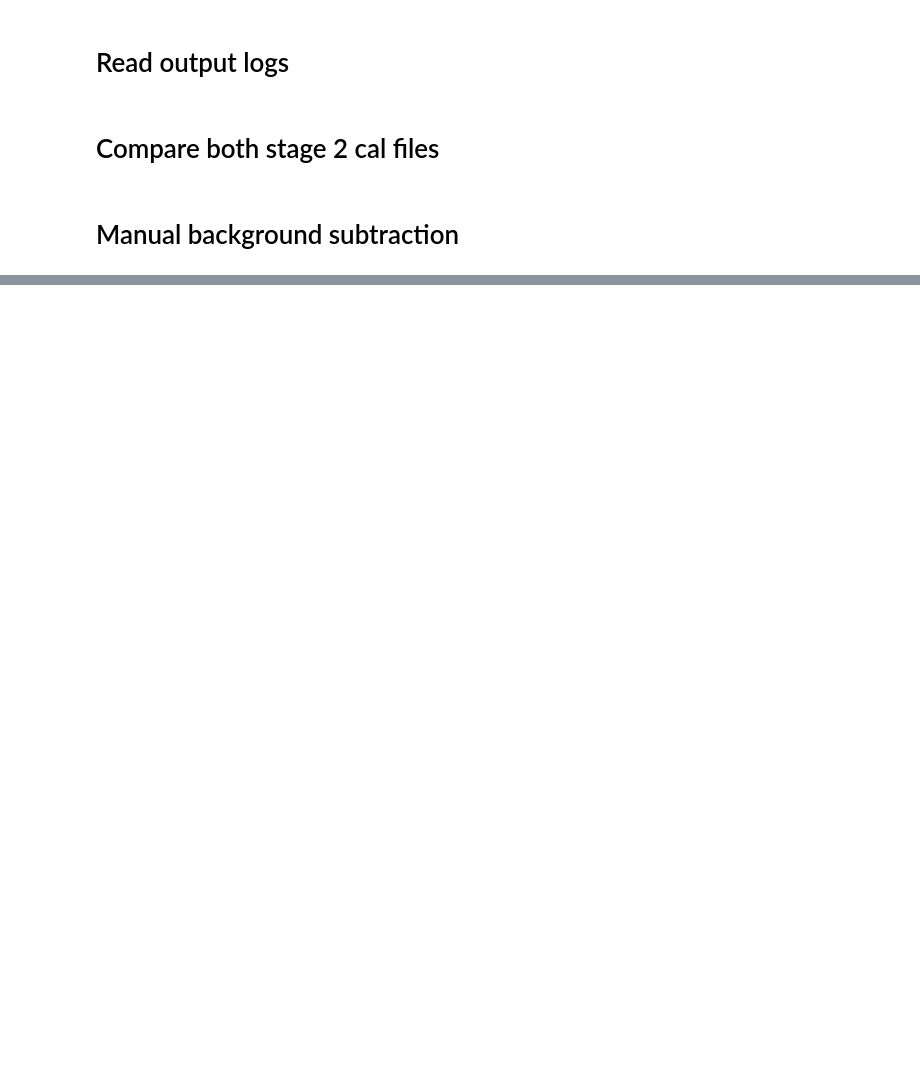
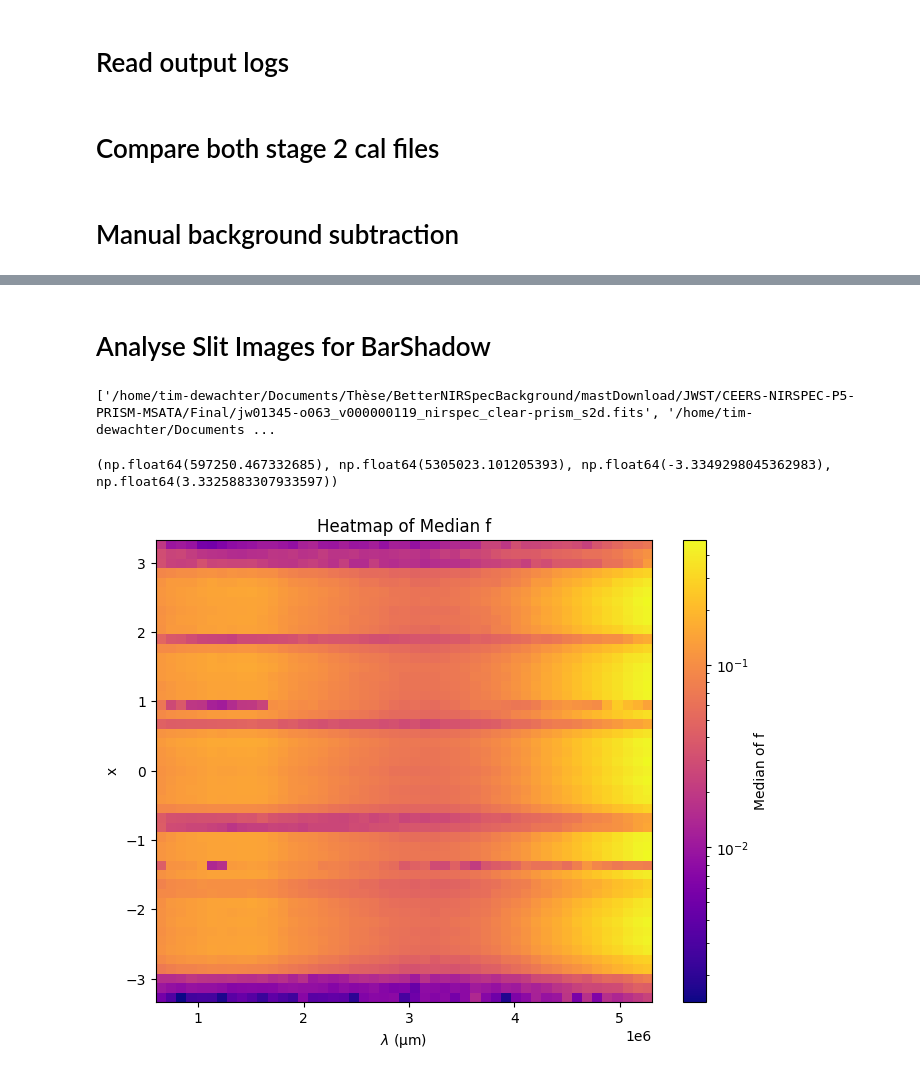
Before and after one commit to TimEpsilon/BetterNIRSpecBackground, a Jupyter notebook: BNBG/Notebooks/ArtifactSearching.ipynb, the cells around one changed output, grey strips where cells are left out. Drawn from its saved outputs; the diff is of its cells as text; code cells hidden in the pictures; blank space fills up the shorter version.

```diff
--- a/BNBG/Notebooks/ArtifactSearching.ipynb
+++ b/BNBG/Notebooks/ArtifactSearching.ipynb
@@ -574,0 +484,8 @@ TypeError: unsupported operand type(s) for -: 'NoneType' and 'int'
+# %% [markdown]
+# Analyse Slit Images for BarShadow
+# %%
+cal_list = glob("/home/tim-dewachter/Documents/Thèse/BetterNIRSpecBackground/mastDownload/JWST/CEERS-NIRSPEC-P5-PRISM-MSATA/Final/*_s2d.fits")
+cal_list = [_ for _ in cal_list if not "063_s" in _]
+cal_list = [dm.open(_) for _ in cal_list]
+# %% [output]
+['/home/tim-dewachter/Documents/Thèse/BetterNIRSpecBackground/mastDownload/JWST/CEERS-NIRSPEC-P5-PRISM-MSATA/Final/jw01345-o063_v000000119_nirspec_clear-prism_s2d.fits', '/home/tim-dewachter/Documents ...
@@ -574,0 +564,33 @@ TypeError: unsupported operand type(s) for -: 'NoneType' and 'int'
+# %%
+%matplotlib inline
+
+from scipy.stats import binned_statistic_2d
+
+# Define bin edges
+x_bins = np.linspace(min(x), max(x), 50)  # 50 bins for x
+wavelength_bins = np.linspace(min(wave), max(wave), 50)  # 50 bins for wavelength
+
+# Calculate the median of f within each bin
+stat, x_edges, wavelength_edges, binnumber = binned_statistic_2d(
+    x, wave, f, statistic='median', bins=[x_bins, wavelength_bins]
+)
+
+# Plot the heatmap
+plt.figure(figsize=(8, 6))
+plt.imshow(
+    stat,  # Transpose for correct orientation
+    origin='lower',  # Align the (0,0) corner correctly
+    cmap='plasma',
+	extent=(wavelength_edges[0], wavelength_edges[-1], x_edges[0], x_edges[-1]),
+	norm=LogNorm(),
+	aspect='auto',
+)
+print((wavelength_edges[0], wavelength_edges[-1], x_edges[0], x_edges[-1]))
+plt.colorbar(label='Median of f')
+plt.xlabel(rf'$\lambda$ (µm)')
+plt.ylabel('x')
+plt.title('Heatmap of Median f')
+plt.show()
+# %% [output]
+(np.float64(597250.467332685), np.float64(5305023.101205393), np.float64(-3.3349298045362983), np.float64(3.3325883307933597))
+[figure, added]
```
Also changed, not shown: parts of 17 cells of this notebook, 2 other files.
